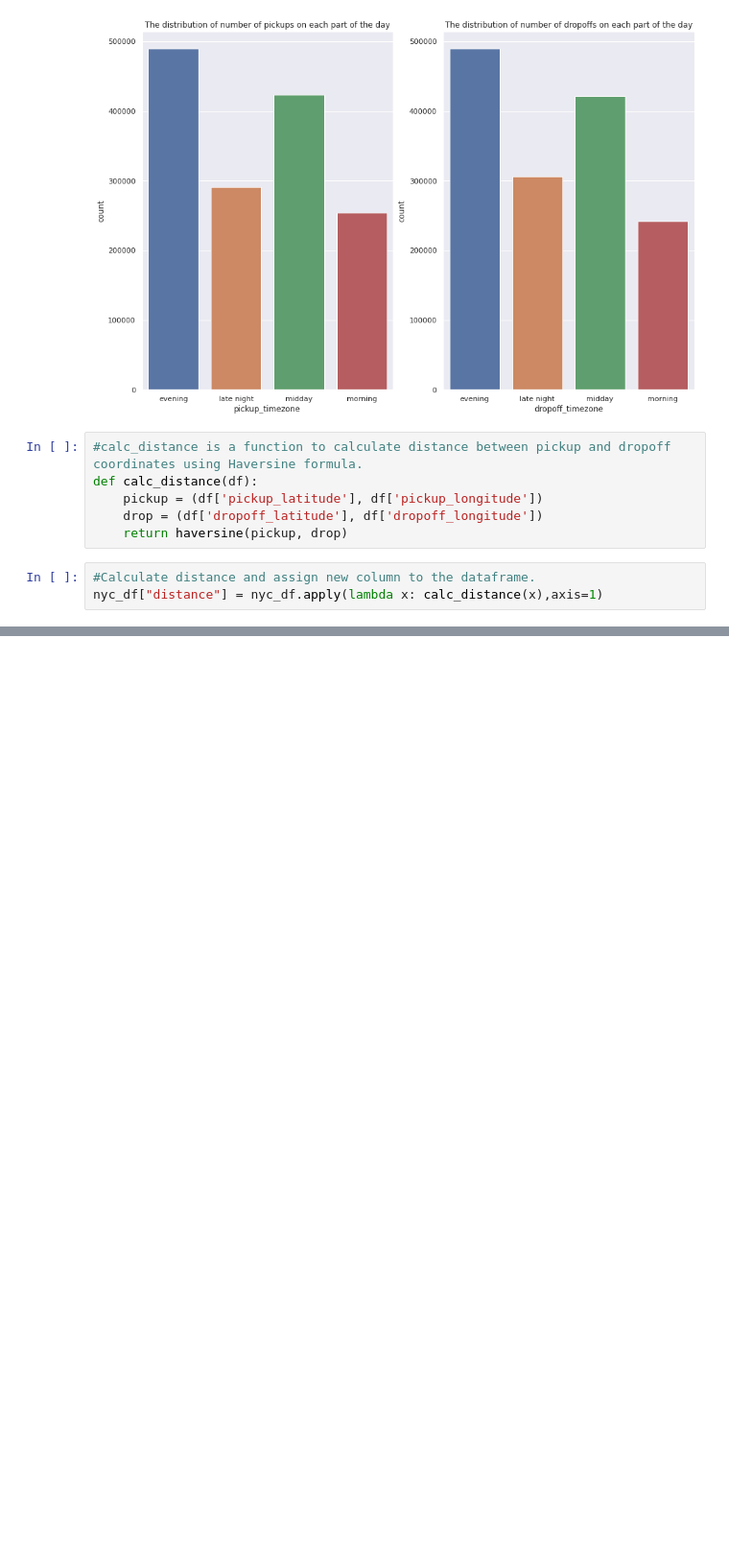
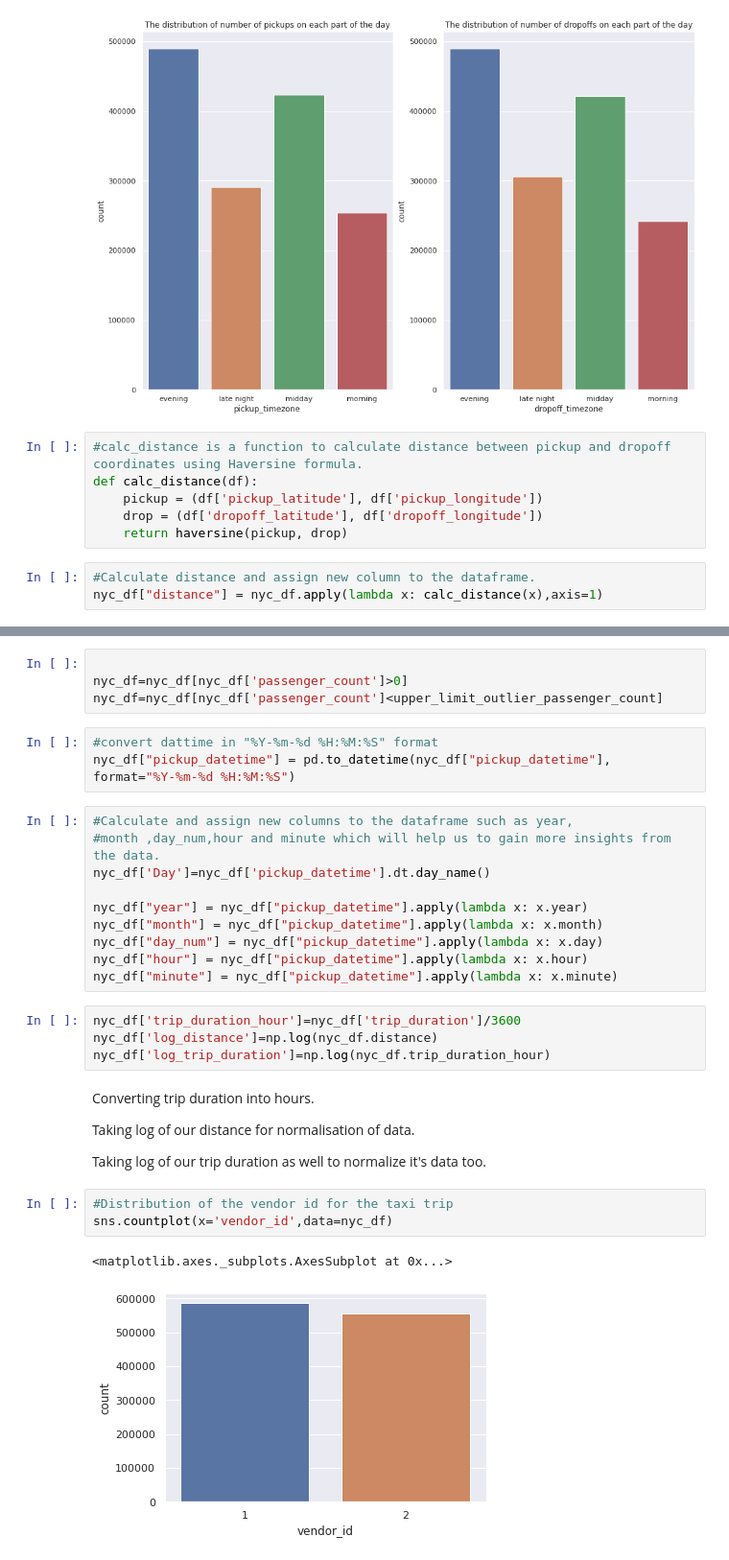
Before and after one commit to AnshRockstar/NYC-Taxi-Trip-Duration-Prediction, a Jupyter notebook: NYC_Taxi_Trip_Time_Prediction_Capstone_Project.ipynb, the cells around one changed output, grey strips where cells are left out. Shown at 96% size. Cells and saved outputs as stored; diff of their text form; blank space fills up the shorter version.

```diff
--- a/NYC_Taxi_Trip_Time_Prediction_Capstone_Project.ipynb
+++ b/NYC_Taxi_Trip_Time_Prediction_Capstone_Project.ipynb
@@ -486,0 +586,38 @@ nyc_df["distance"] = nyc_df.apply(lambda x: calc_distance(x),axis=1)
+# %%
+
+nyc_df=nyc_df[nyc_df['passenger_count']>0]
+nyc_df=nyc_df[nyc_df['passenger_count']<upper_limit_outlier_passenger_count]
+# %%
+#convert dattime in "%Y-%m-%d %H:%M:%S" format
+nyc_df["pickup_datetime"] = pd.to_datetime(nyc_df["pickup_datetime"], format="%Y-%m-%d %H:%M:%S")
+# %%
+#Calculate and assign new columns to the dataframe such as year,
+#month ,day_num,hour and minute which will help us to gain more insights from the data.
+nyc_df['Day']=nyc_df['pickup_datetime'].dt.day_name()
+
+nyc_df["year"] = nyc_df["pickup_datetime"].apply(lambda x: x.year)
+nyc_df["month"] = nyc_df["pickup_datetime"].apply(lambda x: x.month)
+nyc_df["day_num"] = nyc_df["pickup_datetime"].apply(lambda x: x.day)
+nyc_df["hour"] = nyc_df["pickup_datetime"].apply(lambda x: x.hour)
+nyc_df["minute"] = nyc_df["pickup_datetime"].apply(lambda x: x.minute)
+# %%
+nyc_df['trip_duration_hour']=nyc_df['trip_duration']/3600
+nyc_df['log_distance']=np.log(nyc_df.distance)
+nyc_df['log_trip_duration']=np.log(nyc_df.trip_duration_hour)
+# %% [markdown]
+
+
+
+
+
+Converting trip duration into hours.
+
+Taking log of our distance for normalisation of data.
+
+Taking log of our trip duration as well to normalize it's data too.
+# %%
+#Distribution of the vendor id for the taxi trip
+sns.countplot(x='vendor_id',data=nyc_df)
+# %% [output]
+<matplotlib.axes._subplots.AxesSubplot at 0x...>
+[figure, added]
```
Also changed, not shown: parts of 16 cells of this notebook.
